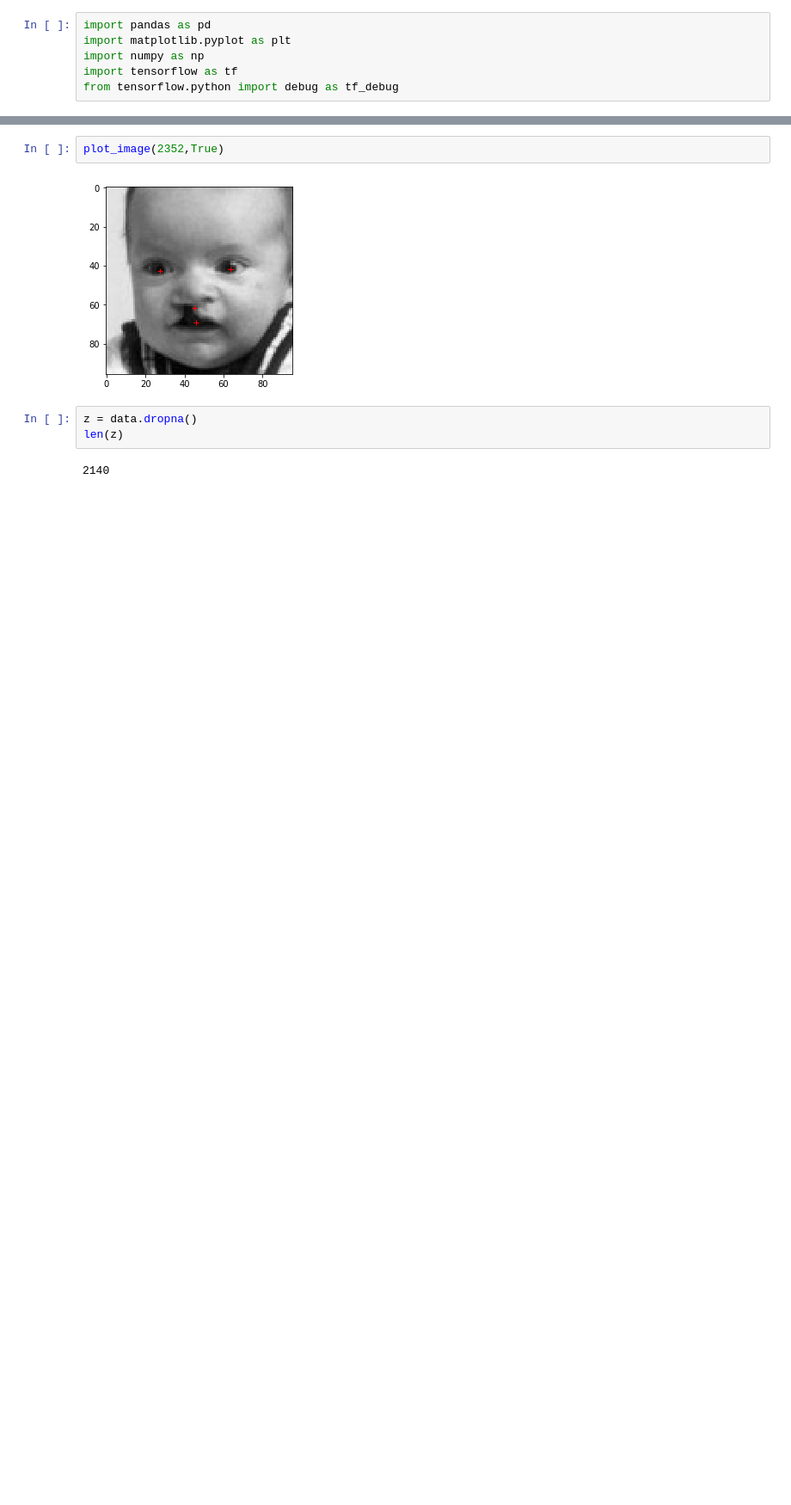
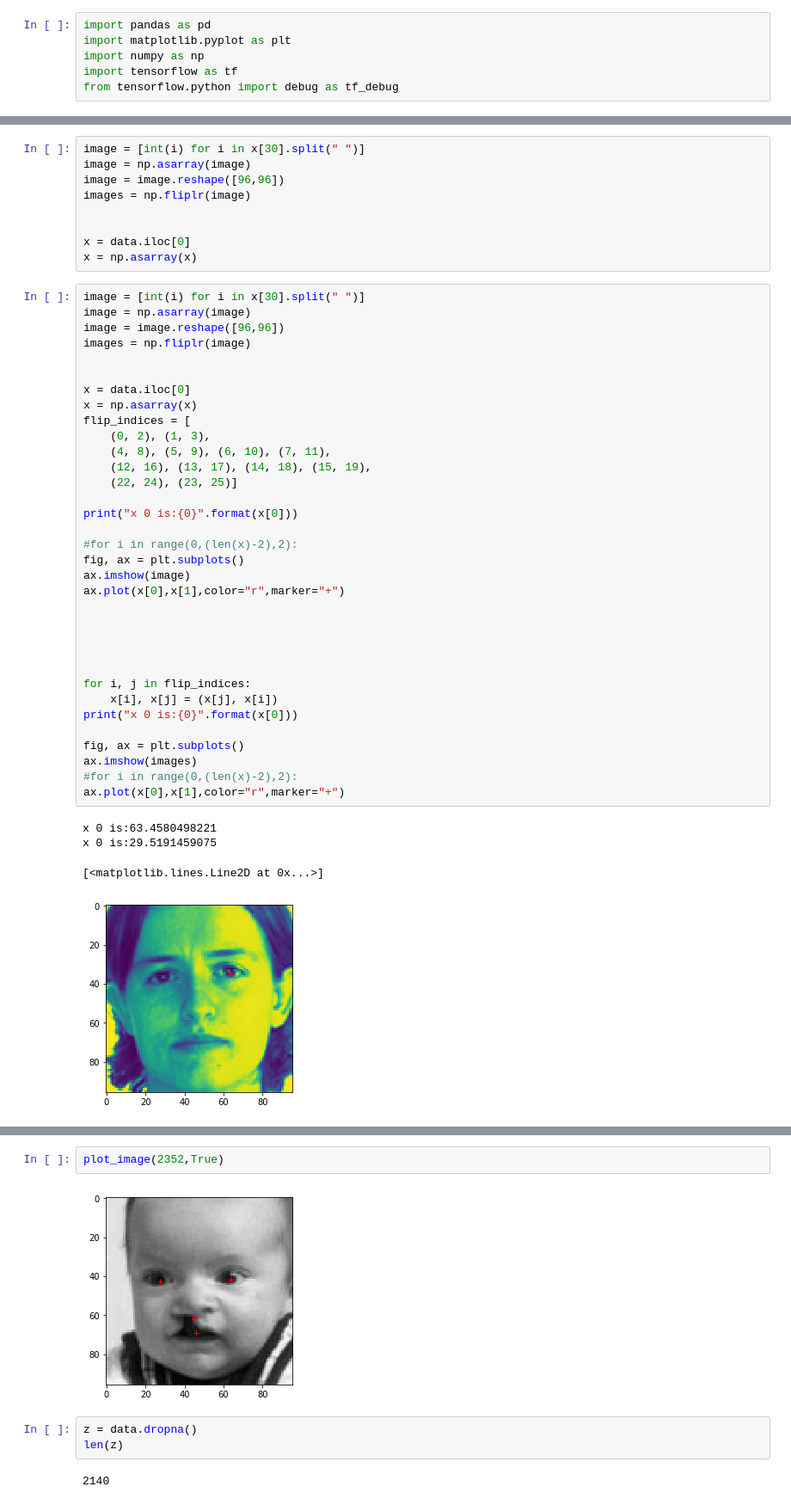
Before and after one commit to aurelius23/facial_keypoint_detection, a Jupyter notebook: facial.ipynb, the cells around one changed output, grey strips where cells are left out. Shown at 86% size. Saved outputs shown, nothing was run; the diff lists cells and outputs as text; blank space fills up the shorter version.

```diff
--- a/facial.ipynb
+++ b/facial.ipynb
@@ -10,0 +107,48 @@ data = pd.read_csv("/Users/gianlucatadori/Documents/Programming/kaggle_facial/tr
+# %%
+image = [int(i) for i in x[30].split(" ")]
+image = np.asarray(image)
+image = image.reshape([96,96])
+images = np.fliplr(image)
+
+
+x = data.iloc[0]
+x = np.asarray(x)
+# %%
+image = [int(i) for i in x[30].split(" ")]
+image = np.asarray(image)
+image = image.reshape([96,96])
+images = np.fliplr(image)
+
+
+x = data.iloc[0]
+x = np.asarray(x)
+flip_indices = [
+    (0, 2), (1, 3),
+    (4, 8), (5, 9), (6, 10), (7, 11),
+    (12, 16), (13, 17), (14, 18), (15, 19),
+    (22, 24), (23, 25)]
+
+print("x 0 is:{0}".format(x[0]))
+
+#for i in range(0,(len(x)-2),2):
+fig, ax = plt.subplots()
+ax.imshow(image)
+ax.plot(x[0],x[1],color="r",marker="+")
+
+
+
+
+
+for i, j in flip_indices:
+    x[i], x[j] = (x[j], x[i])
+print("x 0 is:{0}".format(x[0]))
+
+fig, ax = plt.subplots()
+ax.imshow(images)
+#for i in range(0,(len(x)-2),2):
+ax.plot(x[0],x[1],color="r",marker="+")
+# %% [output]
+x 0 is:63.4580498221
+x 0 is:29.5191459075
+[<matplotlib.lines.Line2D at 0x...>]
+[figure, added]
```
Also changed, not shown: parts of 33 cells of this notebook.
